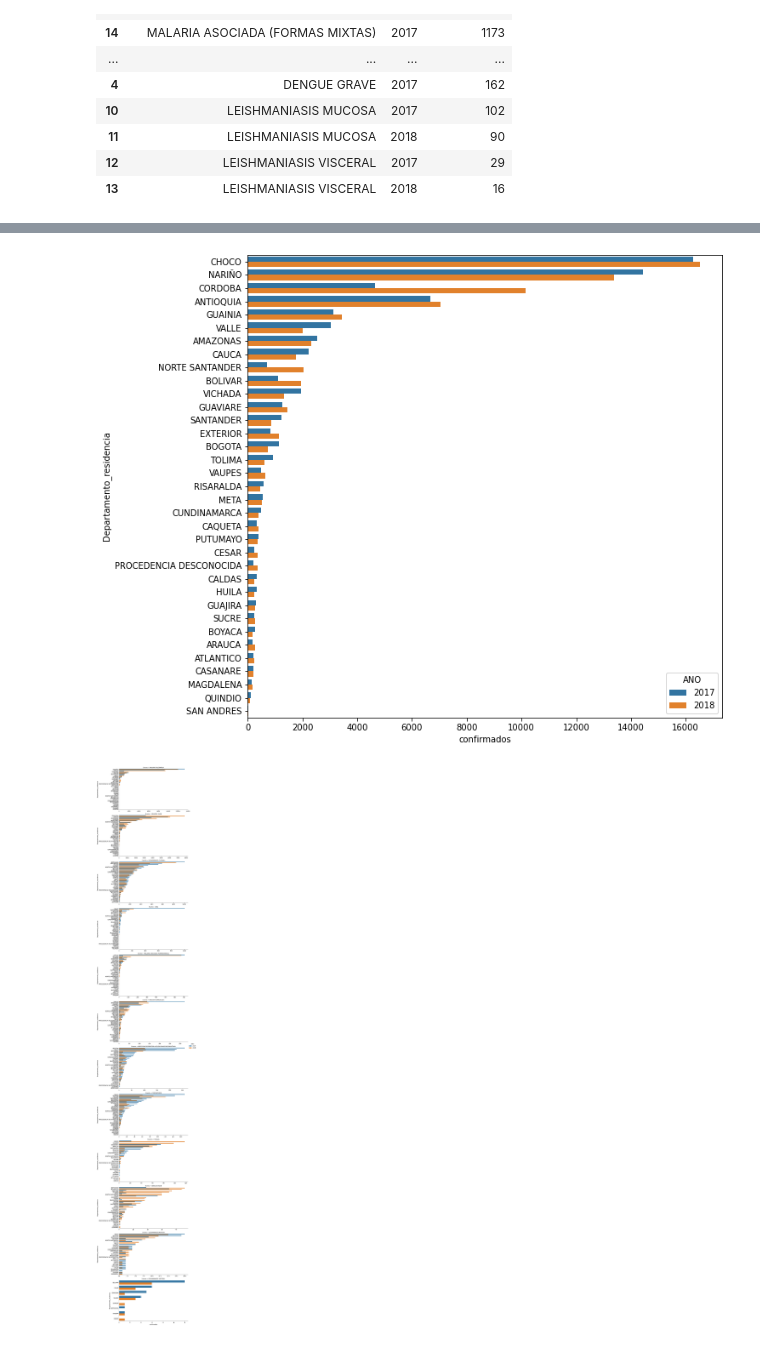
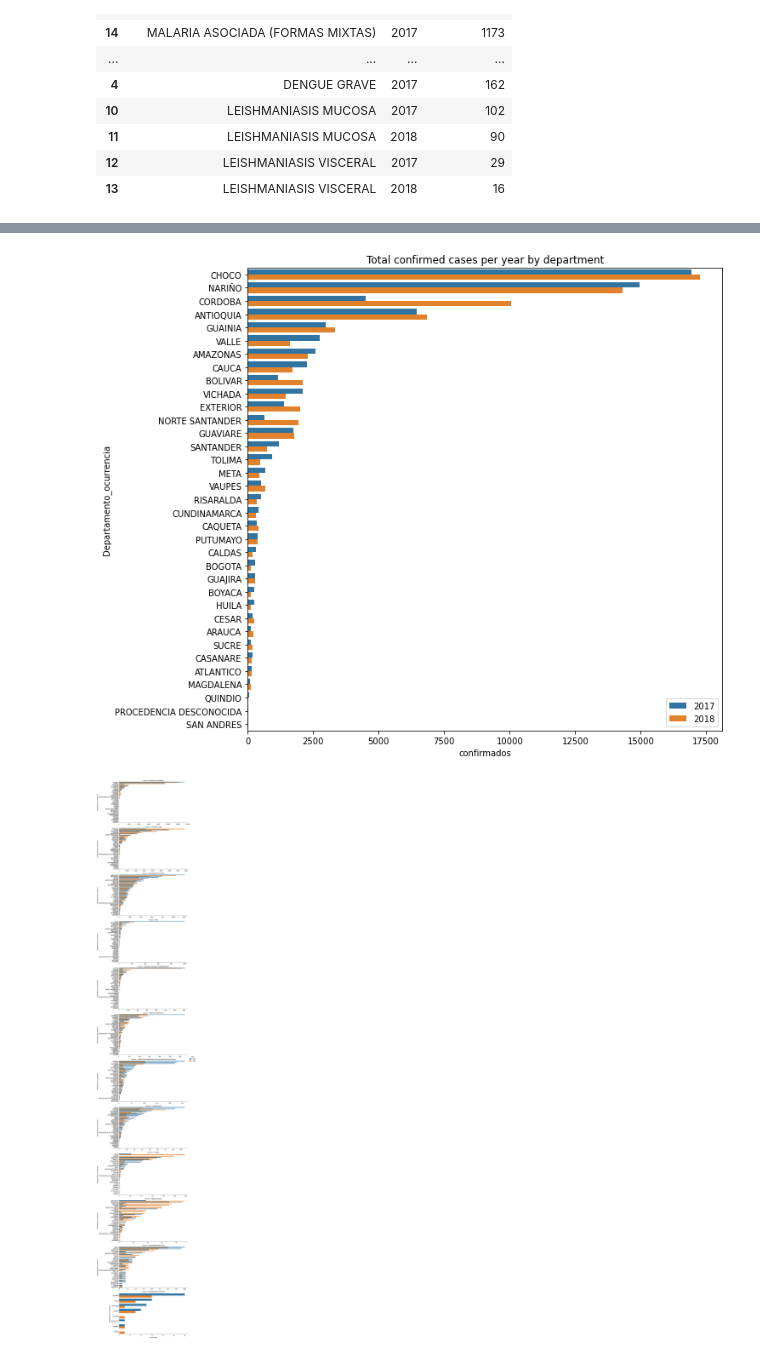
Before and after one commit to Santivg/DS4A-Team14, a Jupyter notebook: notebooks/EDA_sivigila.ipynb, the cells around one changed output, grey strips where cells are left out. Cells and saved outputs as stored; diff of their text form; code cells hidden in the pictures.

```diff
--- a/notebooks/EDA_sivigila.ipynb
+++ b/notebooks/EDA_sivigila.ipynb
@@ -54,10 +76,12 @@ plt.legend(loc='lower right')
 # %%
-data_group_department=data.groupby(['Departamento_residencia','ANO']).agg({'confirmados':'sum'}).reset_index().sort_values(by=['confirmados'], ascending= False)
+data_group_department=data.groupby(['Departamento_ocurrencia','ANO']).agg({'confirmados':'sum'}).reset_index().sort_values(by=['confirmados'], ascending= False)
 # %%
 fig = plt.figure(figsize=(10,10))
-sns.barplot(data=data_group_department, y="Departamento_residencia", x="confirmados",hue="ANO");
+sns.barplot(data=data_group_department, y="Departamento_ocurrencia", x="confirmados",hue="ANO")
+plt.legend(loc='lower right')
+plt.title('Total confirmed cases per year by department');
 # %% [output]
-[figure, old version]
+[figure, new version]
 # %%
 data_group_department_evento=data.groupby(['Departamento_residencia','ANO','Evento']).agg({'confirmados':'sum'}).\
                                             reset_index().sort_values(by=['confirmados'], ascending= False)
```
Also changed, not shown: parts of 5 cells of this notebook.
